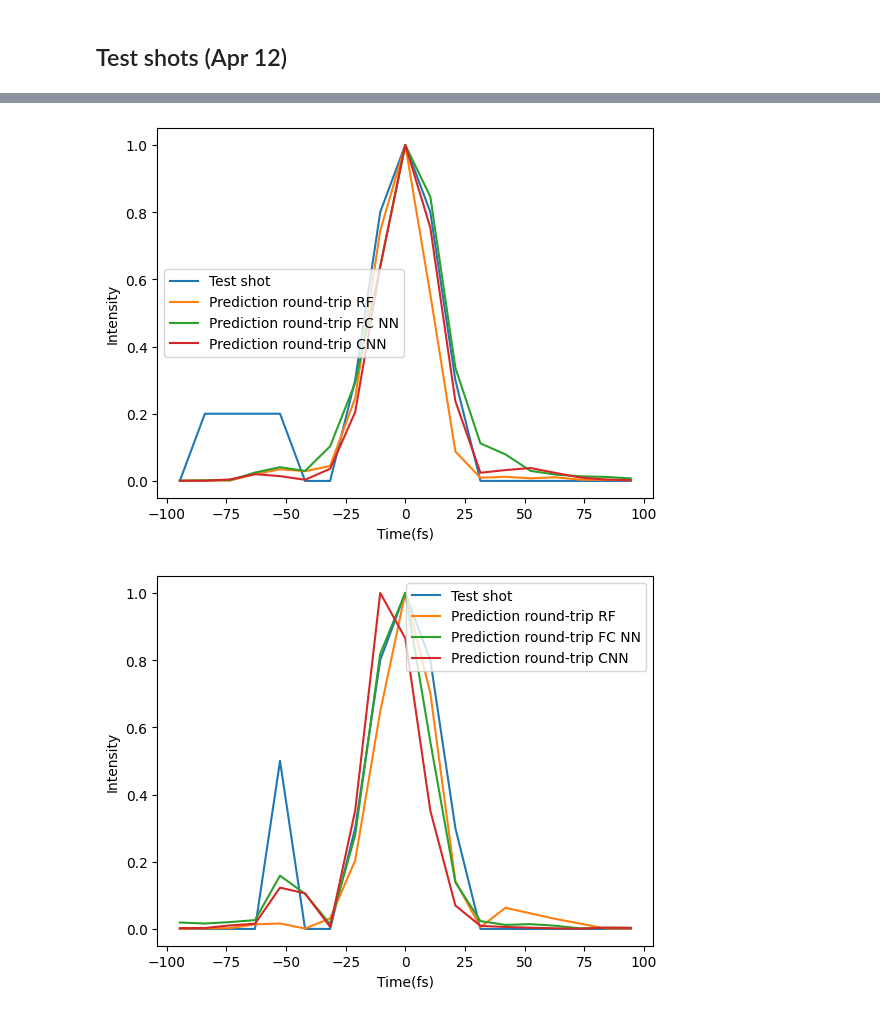
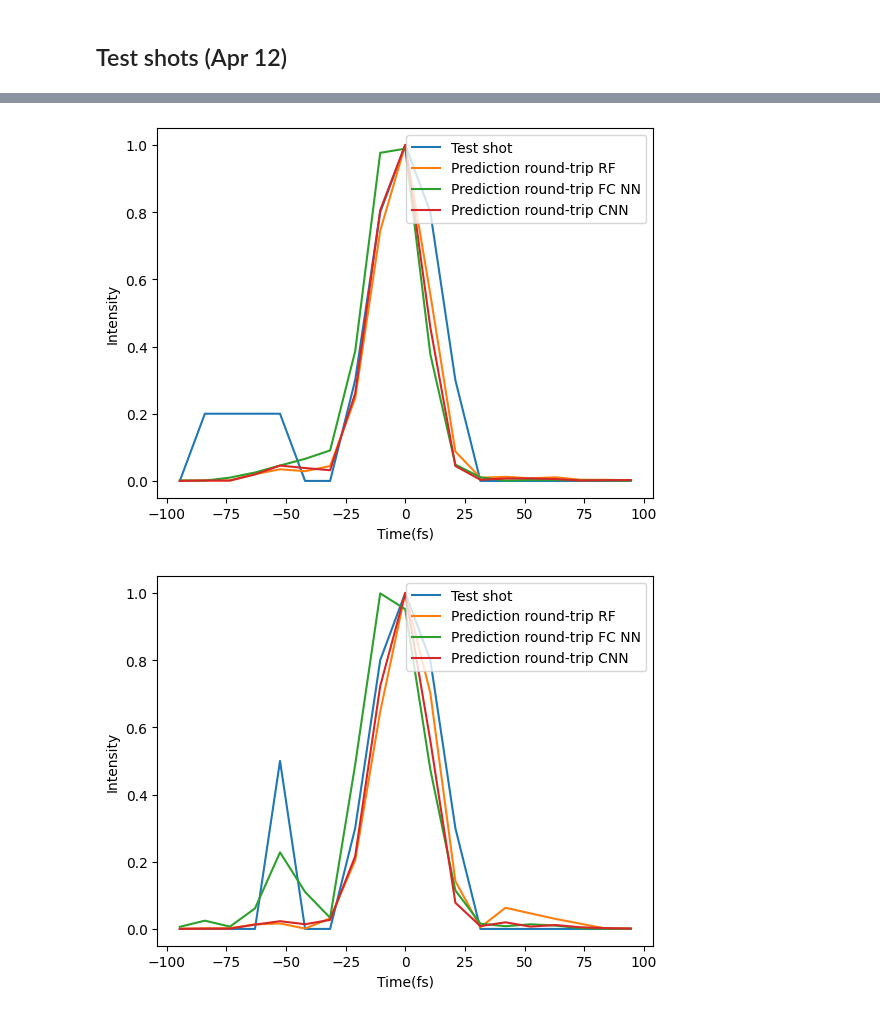
Before and after one commit to javierhndev/laps-ml, a Jupyter notebook: roundtrip_model.ipynb, the cells around one changed output, grey strips where cells are left out. Saved outputs shown, nothing was run; the diff lists cells and outputs as text; code cells hidden in the pictures.

```diff
--- a/roundtrip_model.ipynb
+++ b/roundtrip_model.ipynb
@@ -257,0 +102,12 @@ class perceptron(nn.Module):
+# %%
+#train forward model with Random forest
+n_estimators = 300
+max_features = 'sqrt'
+max_depth=20
+random_state=18
+
+#train roadtrip model
+rf_model_forward,rf_model_backward = models_tools.train_roundtrip_rf(X_train, X_test, y_train, y_test,
+                                                            n_estimators, max_features,max_depth, random_state)
+#roundtrip prediction
+y_predict_rf_roundtrip=models_tools.roundtrip_rf_predict(y_test,rf_model_backward,rf_model_forward)
@@ -412,5 +122,0 @@ class cnn(nn.Module):
-# %%
-# set the device we will be using to train the model
-device = torch.device("cuda" if torch.cuda.is_available() else "cpu")
-#device="cpu"
-print("We are using:",device)
@@ -501,0 +123,11 @@ X_predict_cnn[:,2]=(X_predict_cnn_reg[:,2]*X_train['order4'].std())+X_train['ord
+# %%
+#hyperparameters
+n_epochs=200
+batch_size=20
+print_freq=10
+learning_rate=0.001
+
+rf_model_forward,fcnn_model_backward=models_tools.train_roundtrip_fcnn(X_train, X_test, y_train, y_test,
+                         n_estimators, max_features,max_depth, random_state,
+                         n_epochs,batch_size,print_freq,learning_rate)
+y_predict_fcnn_roundtrip=models_tools.roundtrip_fcnn_predict(y_test,X_train,fcnn_model_backward,rf_model_forward,device)
@@ -501,0 +154,11 @@ X_predict_cnn[:,2]=(X_predict_cnn_reg[:,2]*X_train['order4'].std())+X_train['ord
+# %%
+#hyperparameters
+n_epochs=100
+batch_size=20
+print_freq=10
+learning_rate=0.001
+
+rf_model_forward,cnn_model_backward=models_tools.train_roundtrip_cnn(X_train, X_test, y_train, y_test,
+                         n_estimators, max_features,max_depth, random_state,
+                         n_epochs,batch_size,print_freq,learning_rate)
+y_predict_cnn_roundtrip=models_tools.roundtrip_cnn_predict(y_test,X_train,cnn_model_backward,rf_model_forward,device)
@@ -916,15 +611,23 @@ plot_test_shot_and_predictions(y_test_shot0)
 # %%
 #shot1
 y_test_shot1=[[0,0.2,0.2,0.2,0.2,0,0,0.3,0.8,1,0.8,0.3,0,0,0,0,0,0,0]]
-plot_test_shot_and_predictions(y_test_shot1)
+y_test_shot_df=pd.DataFrame(y_test_shot1)
+plot_test_shot_and_predictions(y_test_shot_df,X_train,
+                                   rf_model_backward,rf_model_forward,
+                                  fcnn_model_backward,
+                                  cnn_model_backward,device)
 # %% [output]
-[figure, old version]
+[figure, new version]
 # %%
 #shot2
 y_test_shot2=[[0,0,0,0,0.5,0,0,0.3,0.8,1,0.8,0.3,0,0,0,0,0,0,0]]
-plot_test_shot_and_predictions(y_test_shot2)
+y_test_shot_df=pd.DataFrame(y_test_shot2)
+plot_test_shot_and_predictions(y_test_shot_df,X_train,
+                                   rf_model_backward,rf_model_forward,
+                                  fcnn_model_backward,
+                                  cnn_model_backward,device)
 # %% [output]
-[figure, old version]
+[figure, new version]
 # %%
 #shot3
 y_test_shot3=[[0,0.5,0,0,0,0,0,0.3,0.8,1,0.8,0.3,0,0,0,0,0,0,0]]
```
Also changed, not shown: parts of 57 cells of this notebook, 8 other files.
